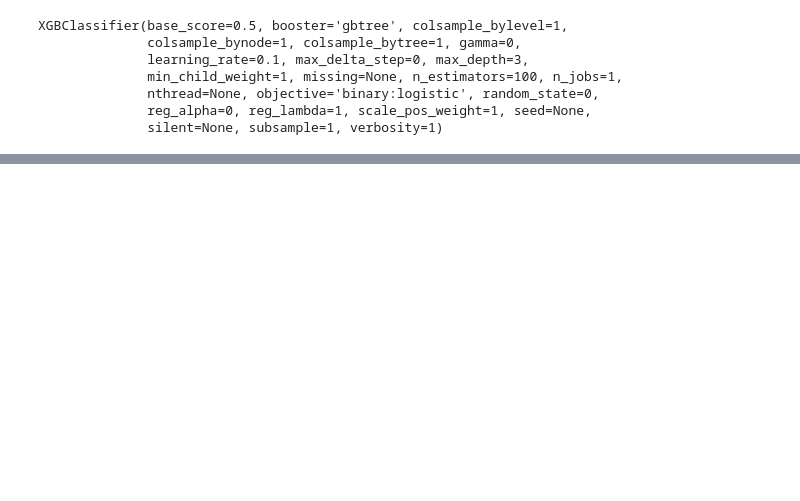
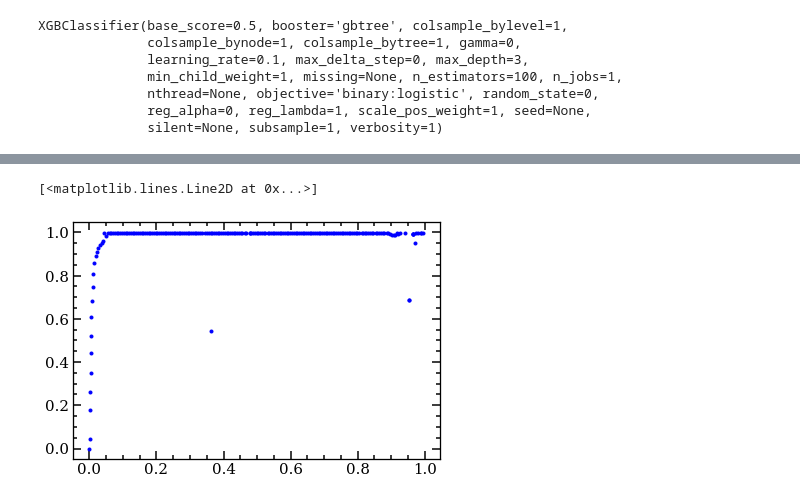
Before and after one commit to Vinther901/PUK, a Jupyter notebook: Uncorrelated_models.ipynb, the cells around one changed output, grey strips where cells are left out. Cells and saved outputs as stored; diff of their text form; code cells hidden in the pictures; blank space fills up the shorter version.

```diff
--- a/Uncorrelated_models.ipynb
+++ b/Uncorrelated_models.ipynb
@@ -123,0 +115,8 @@ No background valid minimum found!
+# %%
+fpr = 1-c[1]/c[1].max()
+tpr = 1-c[0]/c[0].max()
+fig, ax = plt.subplots()
+ax.plot(fpr,tpr,'b.')
+# %% [output]
+[<matplotlib.lines.Line2D at 0x...>]
+[figure, added]
```
Also changed, not shown: parts of 11 cells of this notebook, 6 other files.
